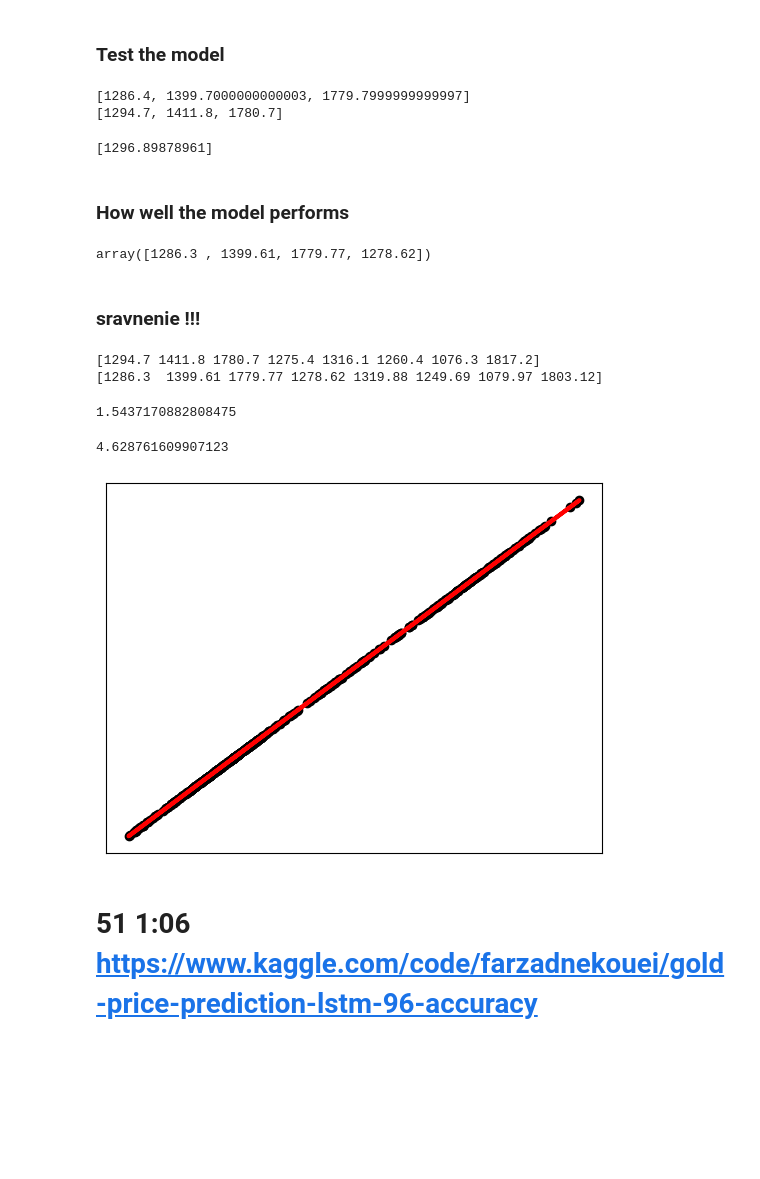
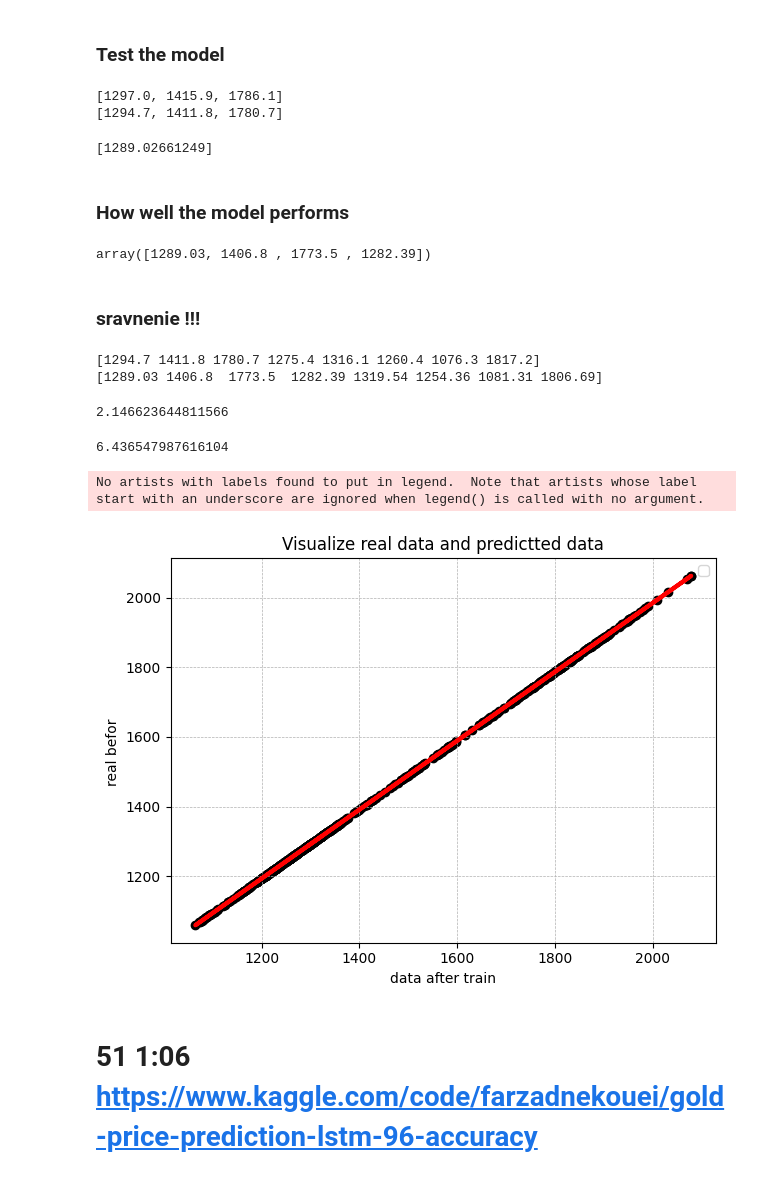
Before and after one commit to Ivanov12op/Machine_learning, a Jupyter notebook: Prediction_gold_price.ipynb, the cells around one changed output. Cells and saved outputs as stored; diff of their text form; code cells hidden in the pictures; blank space fills up the shorter version.

```diff
--- a/Prediction_gold_price.ipynb
+++ b/Prediction_gold_price.ipynb
@@ -159,7 +159,7 @@ df.head(3)
 #df=df.drop(columns=['Date','Open','Low'])
 #df.head(3)
 # %%
-X = df.Daily_mean.values.reshape(-1,1)
+X = df.High.values.reshape(-1,1)
 ## to see firs 3 rows
 print (X[:3,:])
 y = df.Price.values
@@ -217,20 +217,20 @@ No artists with labels found to put in legend.  Note that artists whose label st
 print( list(X_test[:3,0]))
 print(list(y_test[:3]))
 # %% [output]
-[1286.4, 1399.7000000000003, 1779.7999999999997]
+[1297.0, 1415.9, 1786.1]
 [1294.7, 1411.8, 1780.7]
 # %%
 y = m*1297.0+b
 print(y)
 # %% [output]
-[1296.89878961]
+[1289.02661249]
 # %% [markdown]
 ### How well the model performs
 # %%
 y_pred = reg.predict(X_test).round(2)
 y_pred[:4]
 # %% [output]
-array([1286.3 , 1399.61, 1779.77, 1278.62])
+array([1289.03, 1406.8 , 1773.5 , 1282.39])
 # %% [markdown]
 ### sravnenie !!!
 # %%
@@ -238,29 +238,30 @@ print (y_test[:8].round(2))
 print(y_pred[:8].round(2))
 # %% [output]
 [1294.7 1411.8 1780.7 1275.4 1316.1 1260.4 1076.3 1817.2]
-[1286.3  1399.61 1779.77 1278.62 1319.88 1249.69 1079.97 1803.12]
+[1289.03 1406.8  1773.5  1282.39 1319.54 1254.36 1081.31 1806.69]
 # %%
 mea_by_hand = (np.absolute((y_test) - (y_pred)). sum()) / y_train.shape[0]
 mea_by_hand
 # %% [output]
-1.5437170882808475
+2.146623644811566
 # %%
 #The mean absolut error
 mae = mean_absolute_error(y_test,y_pred)
 mae
 # %% [output]
-4.628761609907123
+6.436547987616104
 # %%
-
-
 plt.scatter(X_test,y_pred, color="black")
 plt.plot(X_test, y_pred, color="red", linewidth=3)
-
-plt.xticks(())
-plt.yticks(())
-
+plt.xlabel( 'data after train')
+plt.ylabel('real befor ')
+plt.title('Visualize real data and predictted data')
+plt.grid(True, which='both', linestyle='--', linewidth=0.5)
+plt.legend()
+plt.tight_layout()
 plt.show()
 # %% [output]
+No artists with labels found to put in legend.  Note that artists whose label start with an underscore are ignored when legend() is called with no argument.
-[figure, old version]
+[figure, new version]
 # %% [markdown]
 # 51 1:06  https://www.kaggle.com/code/farzadnekouei/gold-price-prediction-lstm-96-accuracy
```
Also changed, not shown: parts of 3 cells of this notebook.
